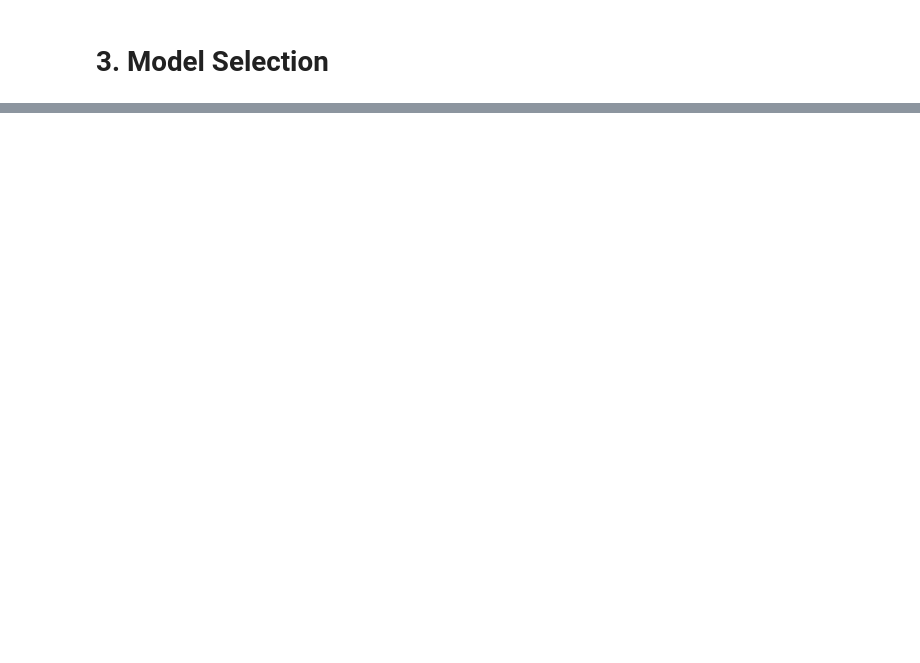
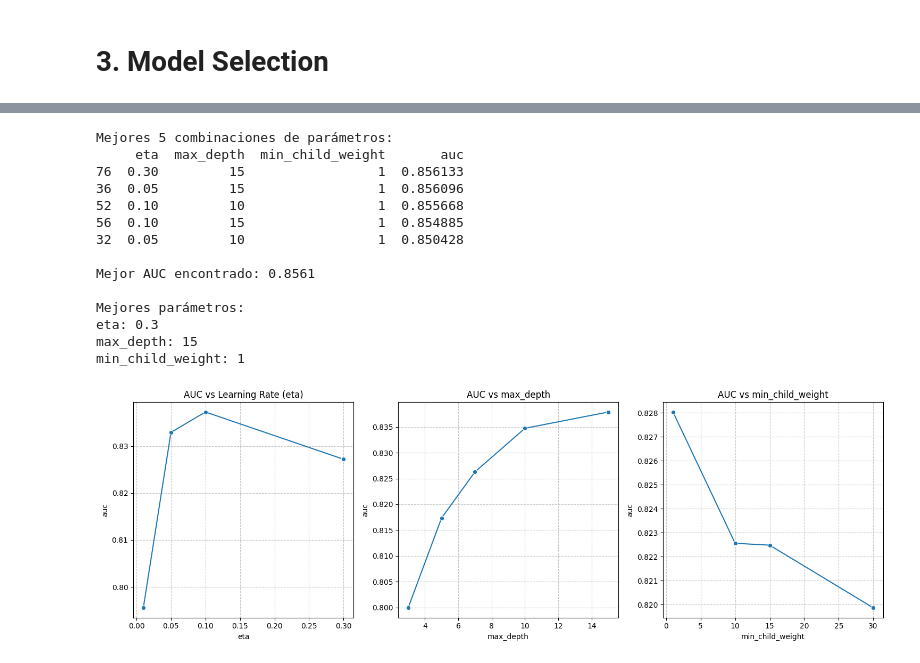
Before and after one commit to AlexanderPelaezJimenez/midtermn_project_mlzoomcamp_2024, a Jupyter notebook: notebooks/notebook.ipynb, the cells around one changed output, grey strips where cells are left out. Cells and saved outputs as stored; diff of their text form; code cells hidden in the pictures; blank space fills up the shorter version.

```diff
--- a/notebooks/notebook.ipynb
+++ b/notebooks/notebook.ipynb
@@ -27,0 +797,19 @@ warnings.filterwarnings("ignore")
+# %%
+results_xgb = train_optimize_xgb(X_train, X_val, y_train, y_val)
+best_xgb = results_xgb['best_model']
+# %% [output]
+Mejores 5 combinaciones de parámetros:
+     eta  max_depth  min_child_weight       auc
+76  0.30         15                 1  0.856133
+36  0.05         15                 1  0.856096
+52  0.10         10                 1  0.855668
+56  0.10         15                 1  0.854885
+32  0.05         10                 1  0.850428
+
+Mejor AUC encontrado: 0.8561
+
+Mejores parámetros:
+eta: 0.3
+max_depth: 15
+min_child_weight: 1
+[figure, added]
```
Also changed, not shown: parts of 53 cells of this notebook, 2 other files.
